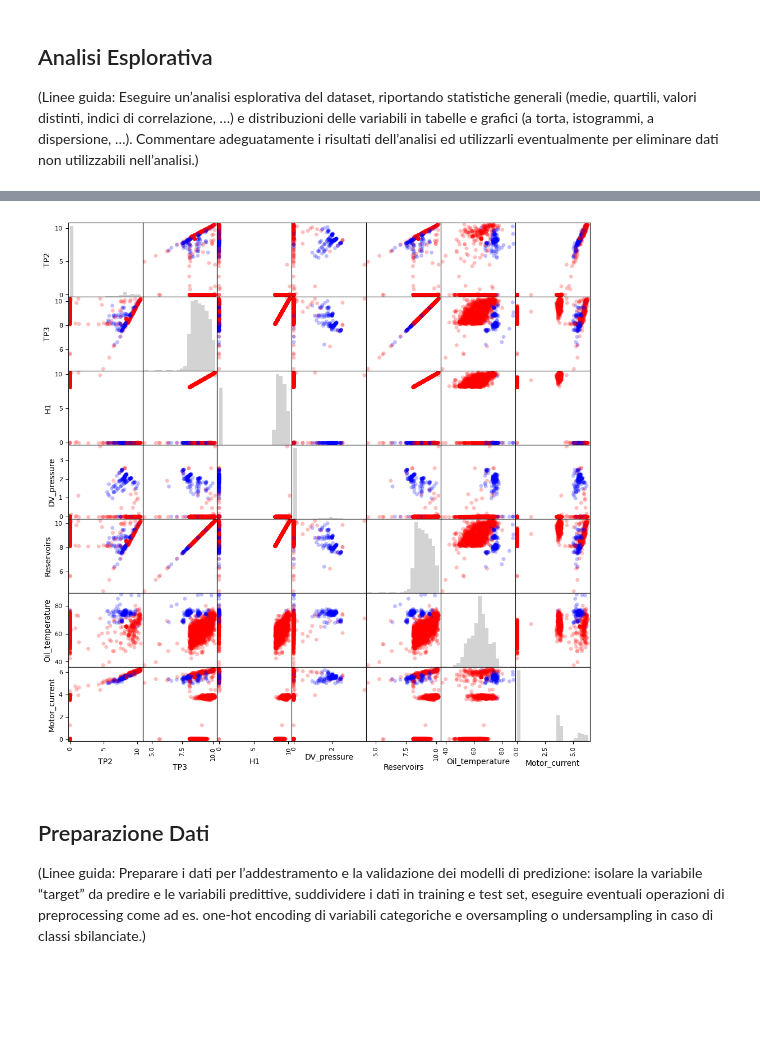
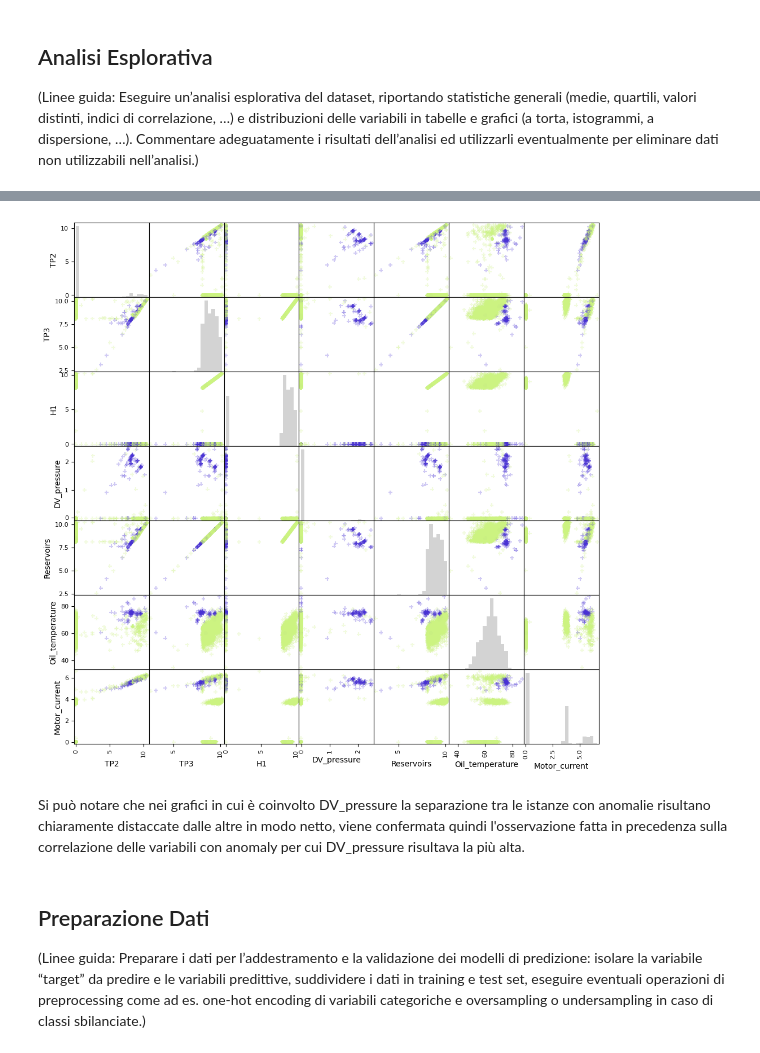
Before and after one commit to AlessandroSciarrillo/DIA-project, a Jupyter notebook: test_metro3.ipynb, the cells around one changed output, grey strips where cells are left out. Saved outputs shown, nothing was run; the diff lists cells and outputs as text; code cells hidden in the pictures; blank space fills up the shorter version.

```diff
--- a/test_metro3.ipynb
+++ b/test_metro3.ipynb
@@ -173,0 +175,3 @@ See the caveats in the documentation: https://pandas.pydata.org/pandas-docs/stab
+# %%
+dataset = dataset[ (dataset.index.date >= datetime.date(2020, 4, 1)) & (dataset.index.date < datetime.date(2020, 8, 1)) ]
+print("Data di inizio del periodo di interesse:", dataset.index.min(), "\nData di fine del periodo di interesse:\t", dataset.index.max())
@@ -194,5 +198,0 @@ Circa il 3% del dataset contiene delle anomalie, ma essendo state valutate in un
-# %%
-mask = (dataset.index.date >= datetime.date(2020, 4, 1)) & (dataset.index.date < datetime.date(2020, 8, 1))
-dataset = dataset[mask]
-
-dataset.head()
@@ -261,16 +282,18 @@ for col in digital:
 # %%
-class_colors_map = {0:'#ff0000', 1:'#0000ff'}
+class_colors_map = {0:'#CCF381', 1:'#4831D4'}
 
 sample = dataset.sample(2000)
 _ = pd.plotting.scatter_matrix(sample.drop(["COMP", "DV_eletric", "Towers", "MPG", "LPS", "Pressure_switch", "Oil_level", "Caudal_impulses", "anomaly"], axis=1),
                                c=sample["anomaly"].map(class_colors_map),
                                alpha=0.25,
                                figsize=(12,12),
-                               marker="o",
+                               marker="+",
                                s=25,
                                hist_kwds={"bins": 20, "color": "lightgray"})
 # %% [output]
-[figure, old version]
+[figure, new version]
+# %% [markdown]
+Si può notare che nei grafici in cui è coinvolto DV_pressure la separazione tra le istanze con anomalie risultano chiaramente distaccate dalle altre in modo netto, viene confermata quindi l'osservazione fatta in precedenza sulla correlazione delle variabili con anomaly per cui DV_pressure risultava la più alta.
 # %% [markdown]
 ## Preparazione Dati
 (Linee guida: Preparare i dati per l’addestramento e la validazione dei modelli di predizione: isolare la variabile “target”
```
Also changed, not shown: parts of 23 cells of this notebook.
